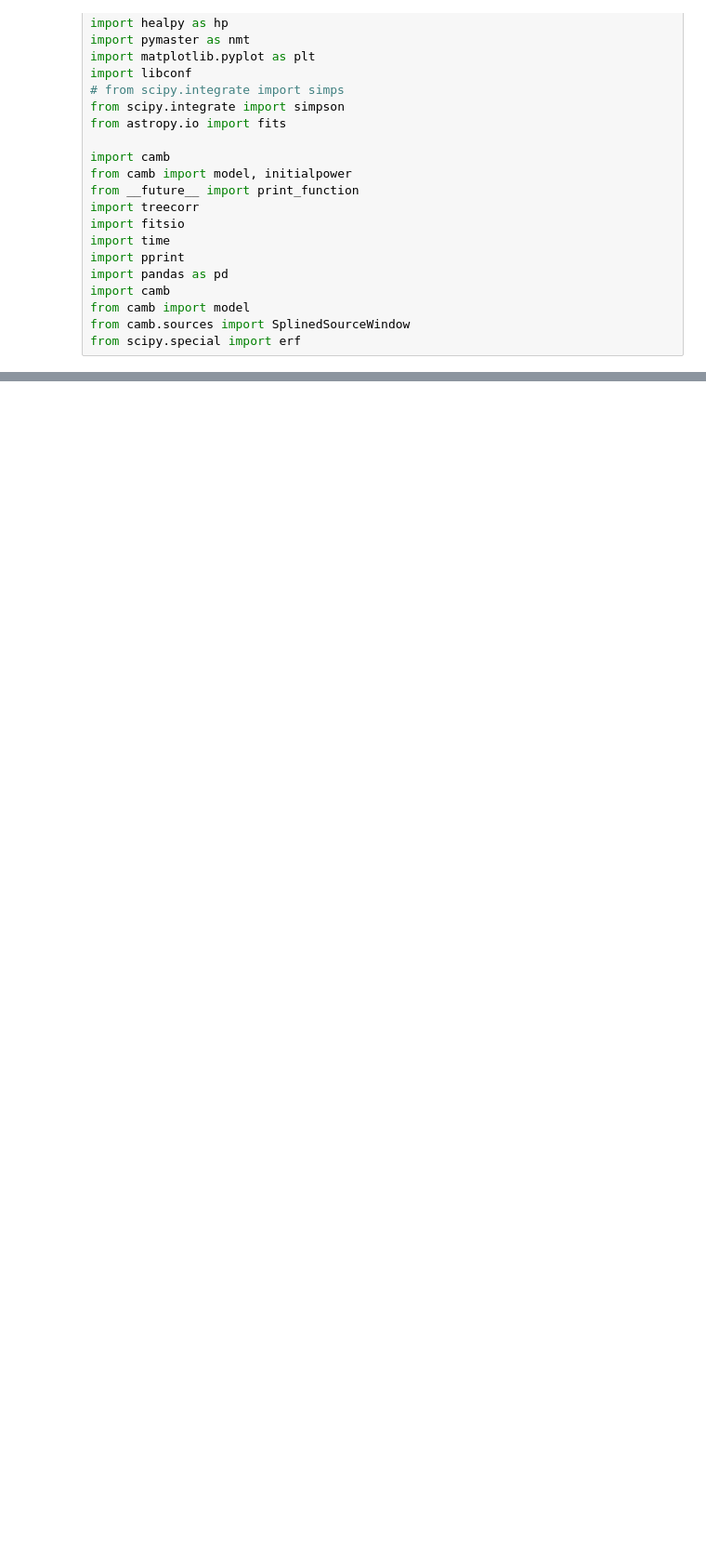
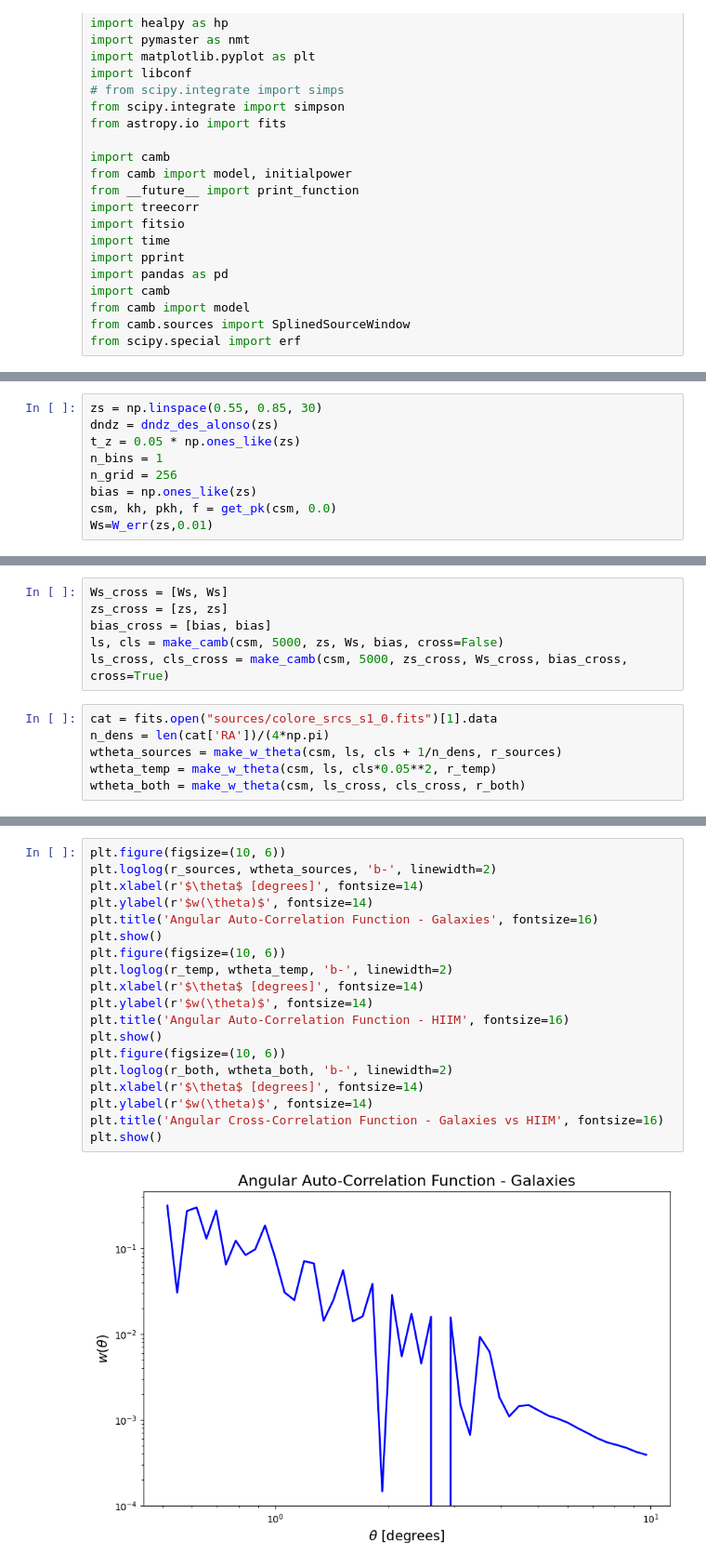
Before and after one commit to Roger-02/tese, a Jupyter notebook: make__ attempt.ipynb, the cells around one changed output, grey strips where cells are left out. Shown at 93% size. Drawn from its saved outputs; the diff is of its cells as text; blank space fills up the shorter version.

```diff
--- a/make__ attempt.ipynb
+++ b/make__ attempt.ipynb
@@ -433,3 +501,12 @@ def make_w_theta(csm, ls, cls, theta):
                          theta=theta, type='NN', method='FFTLog')
 
     return wtheta
+# %%
+zs = np.linspace(0.55, 0.85, 30)
+dndz = dndz_des_alonso(zs)
+t_z = 0.05 * np.ones_like(zs)
+n_bins = 1
+n_grid = 256
+bias = np.ones_like(zs)
+csm, kh, pkh, f = get_pk(csm, 0.0)
+Ws=W_err(zs,0.01)
@@ -435,0 +579,12 @@ def make_w_theta(csm, ls, cls, theta):
+# %%
+Ws_cross = [Ws, Ws]
+zs_cross = [zs, zs]
+bias_cross = [bias, bias]
+ls, cls = make_camb(csm, 5000, zs, Ws, bias, cross=False)
+ls_cross, cls_cross = make_camb(csm, 5000, zs_cross, Ws_cross, bias_cross, cross=True)
+# %%
+cat = fits.open("sources/colore_srcs_s1_0.fits")[1].data
+n_dens = len(cat['RA'])/(4*np.pi)
+wtheta_sources = make_w_theta(csm, ls, cls + 1/n_dens, r_sources)
+wtheta_temp = make_w_theta(csm, ls, cls*0.05**2, r_temp)
+wtheta_both = make_w_theta(csm, ls_cross, cls_cross, r_both)
@@ -435,0 +612,21 @@ def make_w_theta(csm, ls, cls, theta):
+# %%
+plt.figure(figsize=(10, 6))
+plt.loglog(r_sources, wtheta_sources, 'b-', linewidth=2)
+plt.xlabel(r'$\theta$ [degrees]', fontsize=14)
+plt.ylabel(r'$w(\theta)$', fontsize=14)
+plt.title('Angular Auto-Correlation Function - Galaxies', fontsize=16)
+plt.show()
+plt.figure(figsize=(10, 6))
+plt.loglog(r_temp, wtheta_temp, 'b-', linewidth=2)
+plt.xlabel(r'$\theta$ [degrees]', fontsize=14)
+plt.ylabel(r'$w(\theta)$', fontsize=14)
+plt.title('Angular Auto-Correlation Function - HIIM', fontsize=16)
+plt.show()
+plt.figure(figsize=(10, 6))
+plt.loglog(r_both, wtheta_both, 'b-', linewidth=2)
+plt.xlabel(r'$\theta$ [degrees]', fontsize=14)
+plt.ylabel(r'$w(\theta)$', fontsize=14)
+plt.title('Angular Cross-Correlation Function - Galaxies vs HIIM', fontsize=16)
+plt.show()
+# %% [output]
+[figure, added]
```
Also changed, not shown: parts of 8 cells of this notebook.
